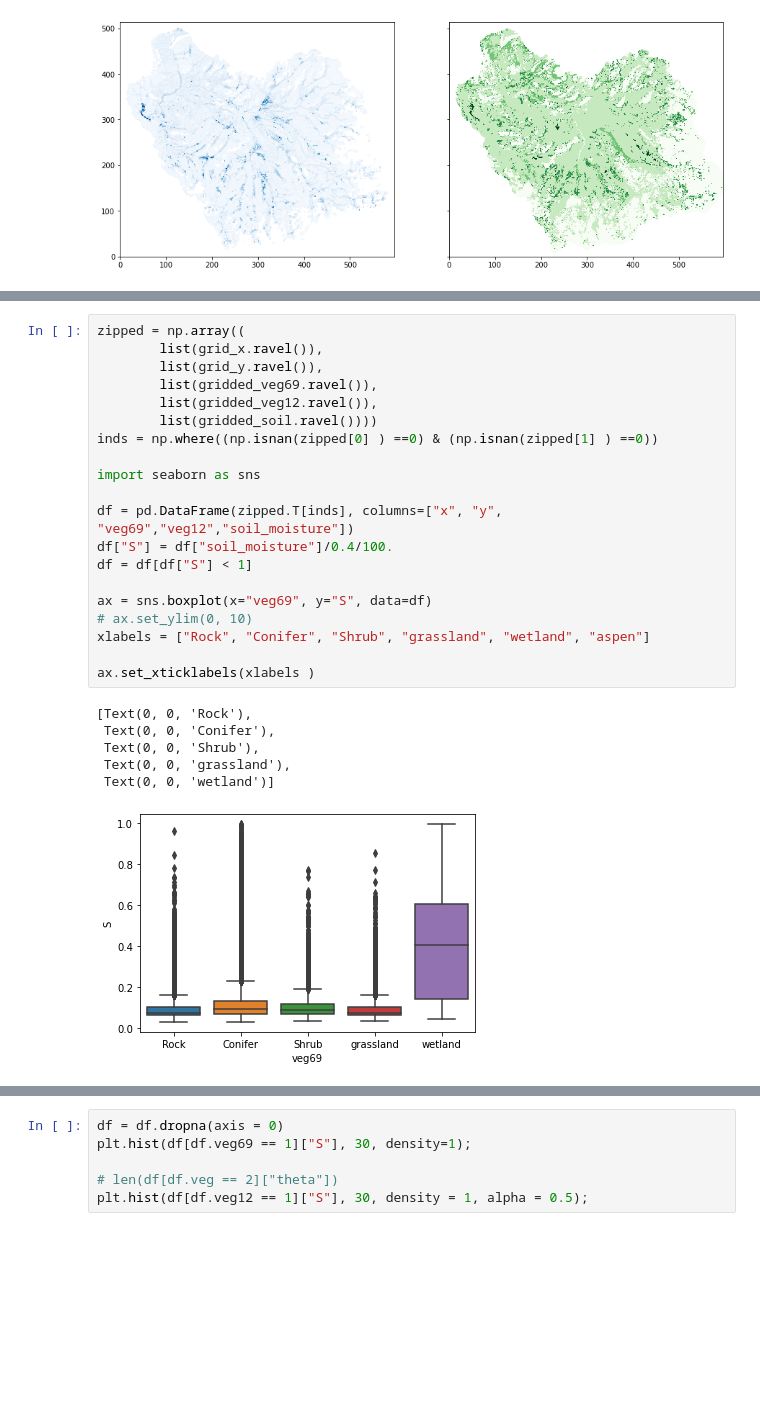
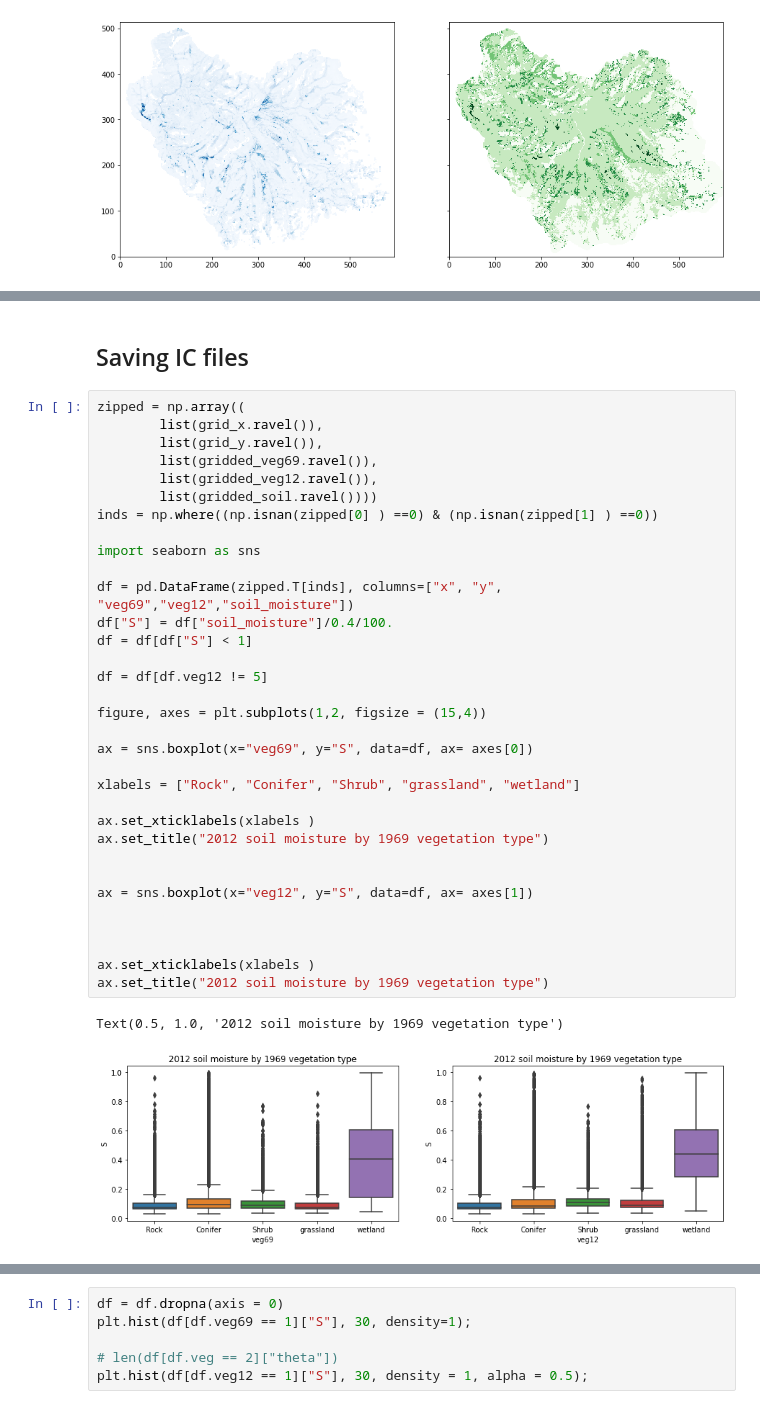
Before and after one commit to octavia-crompton/fire, a Jupyter notebook: notebooks/open veg maps - less.ipynb, the cells around one changed output, grey strips where cells are left out. Saved outputs shown, nothing was run; the diff lists cells and outputs as text; blank space fills up the shorter version.

```diff
--- a/notebooks/open veg maps - less.ipynb
+++ b/notebooks/open veg maps - less.ipynb
@@ -89,27 +373,38 @@ axes[1].pcolormesh(gridded_veg69, cmap = "Greens")
+# %% [markdown]
+## Saving IC files
 # %%
 zipped = np.array((
         list(grid_x.ravel()),
         list(grid_y.ravel()),
         list(gridded_veg69.ravel()),
         list(gridded_veg12.ravel()),
         list(gridded_soil.ravel())))
 inds = np.where((np.isnan(zipped[0] ) ==0) & (np.isnan(zipped[1] ) ==0))
 
 import seaborn as sns
 
 df = pd.DataFrame(zipped.T[inds], columns=["x", "y", "veg69","veg12","soil_moisture"])
 df["S"] = df["soil_moisture"]/0.4/100.
 df = df[df["S"] < 1]
 
-ax = sns.boxplot(x="veg69", y="S", data=df)
-# ax.set_ylim(0, 10)
-xlabels = ["Rock", "Conifer", "Shrub", "grassland", "wetland", "aspen"]
+df = df[df.veg12 != 5]
+
+figure, axes = plt.subplots(1,2, figsize = (15,4))
+
+ax = sns.boxplot(x="veg69", y="S", data=df, ax= axes[0])
+
+xlabels = ["Rock", "Conifer", "Shrub", "grassland", "wetland"]
 
 ax.set_xticklabels(xlabels )
+ax.set_title("2012 soil moisture by 1969 vegetation type")
+
+
+ax = sns.boxplot(x="veg12", y="S", data=df, ax= axes[1])
+
+
+
+ax.set_xticklabels(xlabels )
+ax.set_title("2012 soil moisture by 1969 vegetation type")
 # %% [output]
-[Text(0, 0, 'Rock'),
- Text(0, 0, 'Conifer'),
- Text(0, 0, 'Shrub'),
- Text(0, 0, 'grassland'),
- Text(0, 0, 'wetland')]
+Text(0.5, 1.0, '2012 soil moisture by 1969 vegetation type')
-[figure, old version]
+[figure, new version]
```
Also changed, not shown: parts of 40 cells of this notebook, 22 other files.
